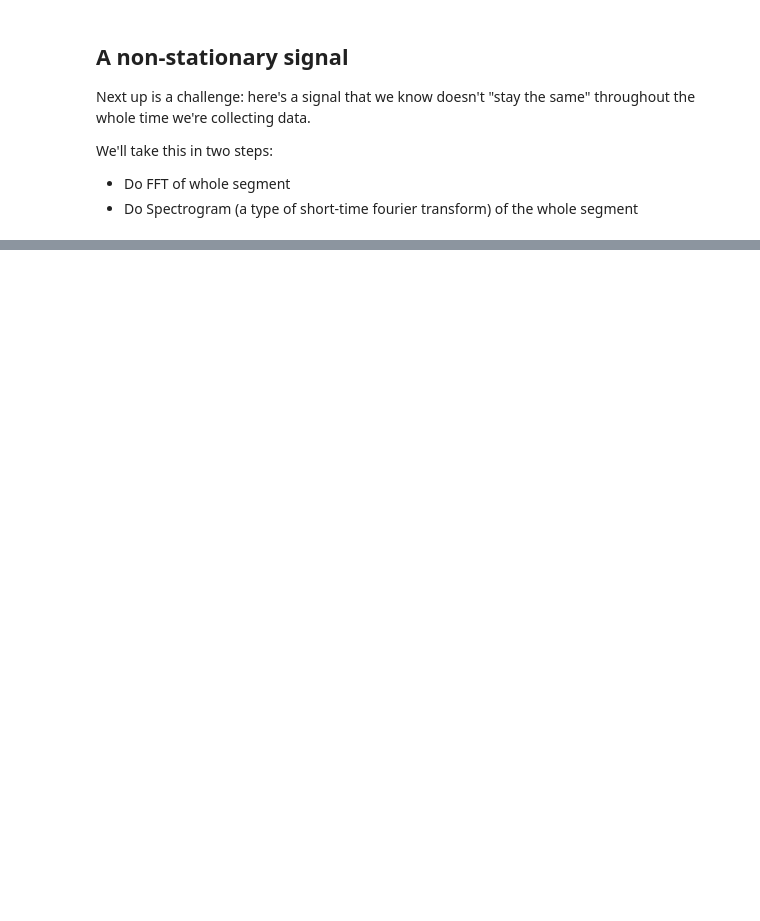
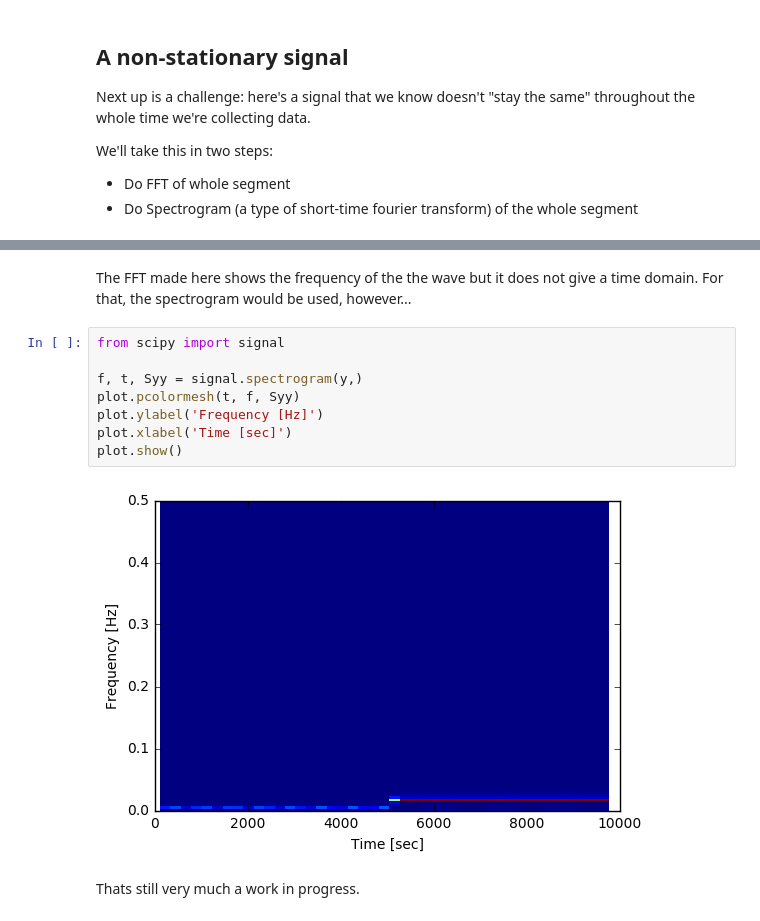
Before and after one commit to cajbowe/FFT-transforms, a Jupyter notebook: Making+a+Fourier+Transform.ipynb, the cells around one changed output, grey strips where cells are left out. Cells and saved outputs as stored; diff of their text form; blank space fills up the shorter version.

```diff
--- a/Making+a+Fourier+Transform.ipynb
+++ b/Making+a+Fourier+Transform.ipynb
@@ -63,0 +79,14 @@ NameError: name 'second_wave' is not defined
+# %% [markdown]
+The FFT made here shows the frequency of the the wave but it does not give a time domain. For that, the spectrogram would be used, however...
+# %%
+from scipy import signal
+
+f, t, Syy = signal.spectrogram(y,)
+plot.pcolormesh(t, f, Syy)
+plot.ylabel('Frequency [Hz]')
+plot.xlabel('Time [sec]')
+plot.show()
+# %% [output]
+[figure, added]
+# %% [markdown]
+Thats still very much a work in progress.
```
Also changed, not shown: parts of 4 cells of this notebook.
